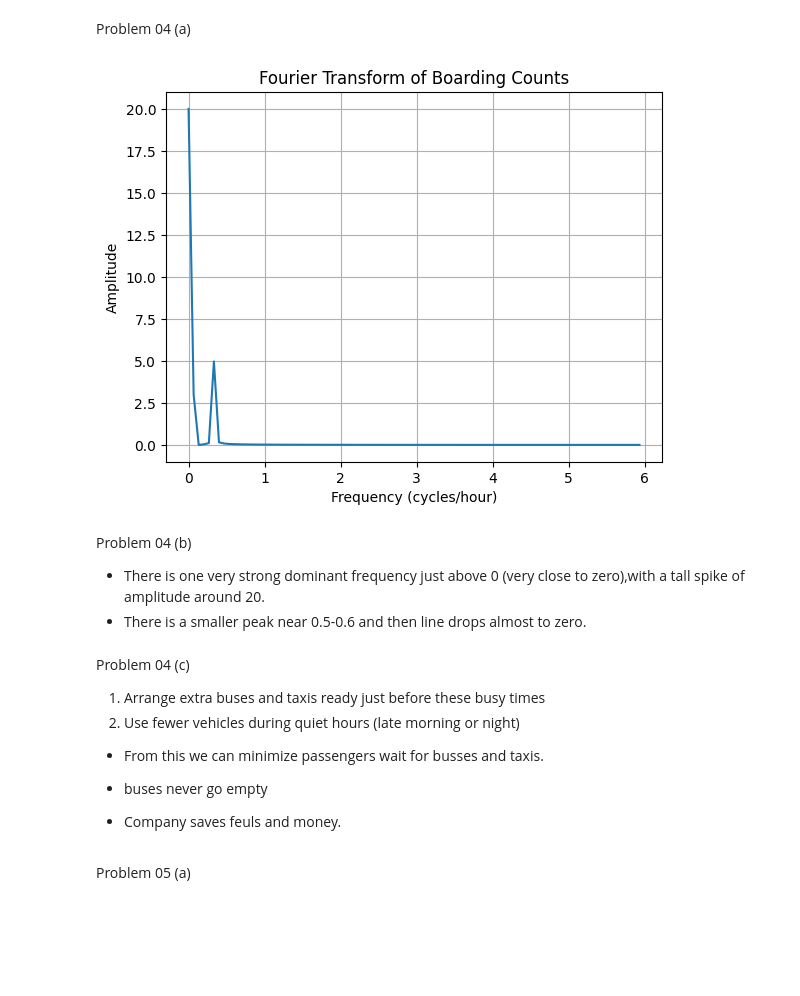
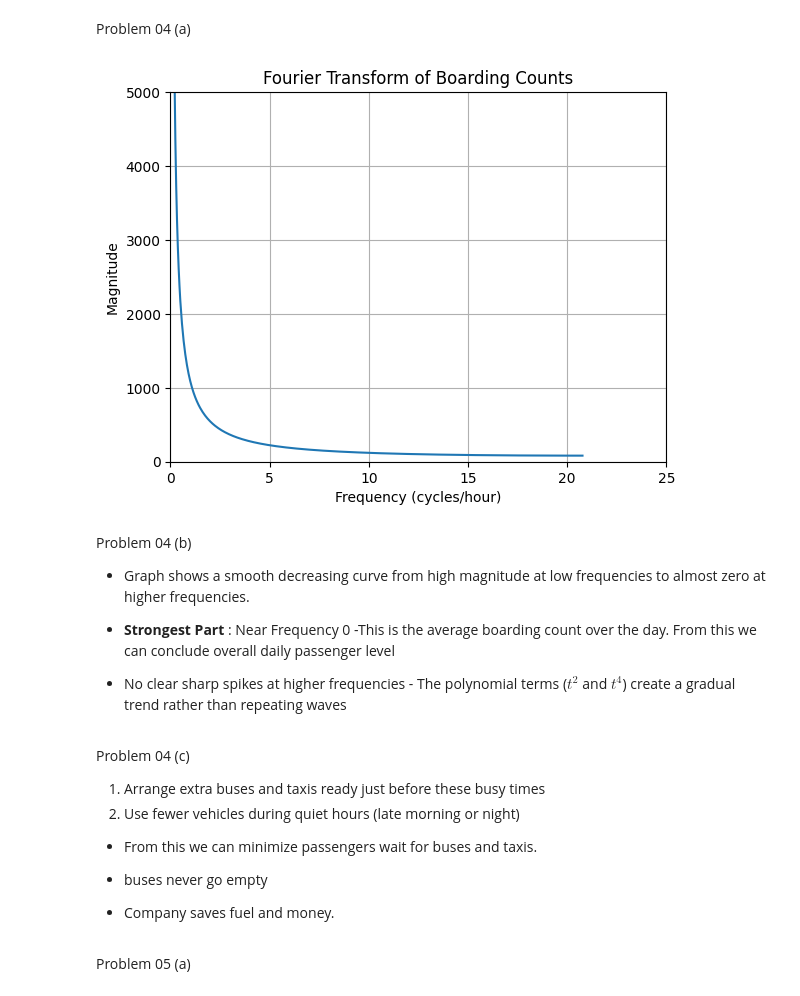
Before and after one commit to Bimee-Stack/Advanced-Mathematics-Coursework, a Jupyter notebook: Advanced_Mathematics_CW.ipynb, the cells around one changed output. Saved outputs shown, nothing was run; the diff lists cells and outputs as text; code cells hidden in the pictures; blank space fills up the shorter version.

```diff
--- a/Advanced_Mathematics_CW.ipynb
+++ b/Advanced_Mathematics_CW.ipynb
@@ -106,40 +132,42 @@ Problem 04 (a)
 # %%
 from scipy.fft import fft, fftfreq
 
-# Synthetic data: 5-min intervals from 6AM to 9PM (15 hours = 180 points)
-times = np.linspace(0, 15, 180)
-boarding = 10 + 5 * np.sin(2 * np.pi * times / 3) + 3 * np.sin(2 * np.pi * times / 15)
+t = np.linspace(0, 24, 1000)
+SeriesP = 5 + 4*np.sin(np.pi*t) - 1.5*(t**2) + (t**4)/4
 
 # FFT
-N = len(boarding)
-yf = fft(boarding)
-xf = fftfreq(N, 5/60)
+N = len(SeriesP)
+yf = fft(SeriesP)
+xf = fftfreq(N, d=t[1]-t[0])
 
+# Plot
 plt.figure()
 plt.plot(xf[:N//2], 2/N * np.abs(yf[:N//2]))
 plt.xlabel('Frequency (cycles/hour)')
-plt.ylabel('Amplitude')
+plt.ylabel('Magnitude')
+plt.ylim(0, 5000)
+plt.xlim(0, 25)
 plt.title('Fourier Transform of Boarding Counts')
 plt.grid(True)
 plt.show()
 # %% [output]
-[figure, old version]
+[figure, new version]
-# %% [markdown]
-Problem 04 (b)
-
-
-
-*   There is one very strong dominant frequency just above 0 (very close to zero),with a tall spike of amplitude around 20.
-*   There is a smaller peak near 0.5-0.6 and then line drops almost to zero.
+# %% [markdown]
+Problem 04 (b)
+
+*   Graph shows a smooth decreasing curve from high magnitude at low frequencies to almost zero at higher frequencies.
+
+*   **Strongest Part** : Near Frequency 0 -This is the average boarding count over the day. From this we can conclude overall daily passenger level
+*   No clear sharp spikes at higher frequencies - The polynomial terms ($t^2$ and $t^4$) create a gradual trend rather than repeating waves
 # %% [markdown]
 Problem 04 (c)
 1.   Arrange extra buses and taxis ready just before these busy times
 2.   Use fewer vehicles during quiet hours (late morning or night)
 
-*   From this we can minimize passengers    wait for busses and taxis.
+*   From this we can minimize passengers    wait for buses and taxis.
 *   buses never go empty
 
-*   Company saves feuls and money.
+*   Company saves fuel and money.
 # %% [markdown]
 Problem 05 (a)
 # %%
```
Also changed, not shown: parts of 11 cells of this notebook.
